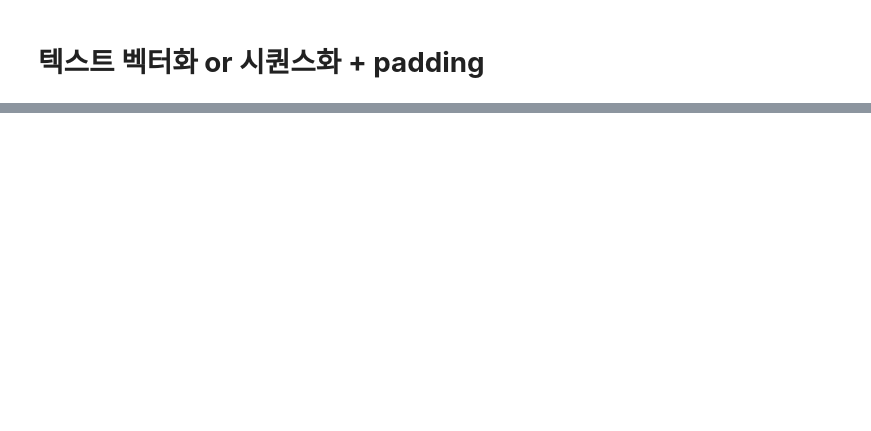
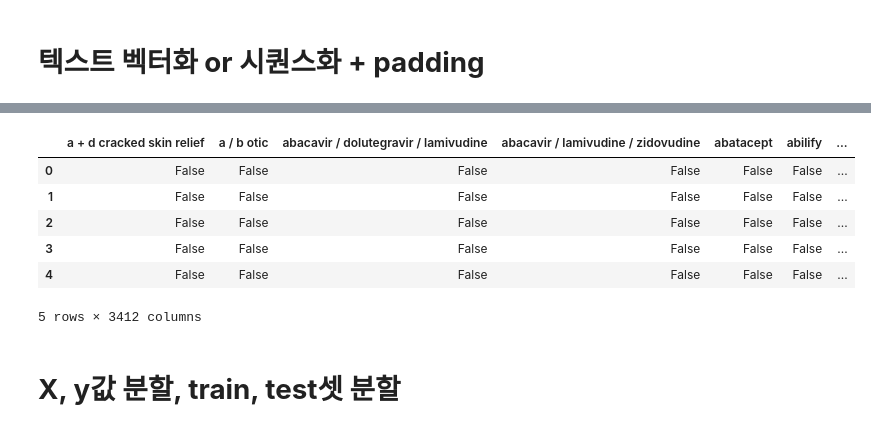
Before and after one commit to 2j0123/Drug-Review-Data-Predictions-Drug-Name, a Jupyter notebook: wassup_team7_2_1.ipynb, the cells around one changed output, grey strips where cells are left out. Saved outputs shown, nothing was run; the diff lists cells and outputs as text; code cells hidden in the pictures; blank space fills up the shorter version.

```diff
--- a/wassup_team7_2_1.ipynb
+++ b/wassup_team7_2_1.ipynb
@@ -141,2 +170,26 @@ df.head(15)
 # %% [markdown]
 # **텍스트 벡터화 or 시퀀스화 + padding**
+# %%
+from tensorflow.keras.preprocessing.text import Tokenizer
+from keras.preprocessing.sequence import pad_sequences
+
+review1 = df['review']
+review2 = df['tokenized_review']
+
+tokenizer = Tokenizer()
+
+tokenizer.fit_on_texts(review1)
+tokenizer.fit_on_texts(review2)
+
+review1_sequences = tokenizer.texts_to_sequences(review1)
+review2_sequences = tokenizer.texts_to_sequences(review2)
+
+max_length1 = max([len(seq) for seq in review1_sequences])
+df_review1_padded = pad_sequences(review1_sequences, maxlen=max_length1, padding='post')
+
+max_length2 = max([len(seq) for seq in review2_sequences])
+df_review2_padded = pad_sequences(review2_sequences, maxlen=max_length2, padding='post')
+
+df['review'] = df_review1_padded.tolist()
+
+df['tokenized_review'] = df_review2_padded.tolist()
@@ -142,0 +207,2 @@ df.head(15)
+# %%
+df_1 = df.copy()
@@ -142,0 +213,5 @@ df.head(15)
+# %%
+#값들이 밀려서 condition에 날짜값같이 이상한 값들이 있어서 삭제
+#drugName에 숫자만 있는 행 제거(값이 밀림)
+df_1 = df_1[~df_1['condition'].str.match('\d{2}-[a-zA-Z]{3}-\d{2}', na=False)]
+df_1 = df_1[~df_1['drugName'].str.match('\d+', na=False)]
@@ -142,0 +227,3 @@ df.head(15)
+# %%
+df_con_encoded = pd.get_dummies(df_1['condition'])
+df_drug_encoded = pd.get_dummies(df_1['drugName'])
@@ -142,0 +240,12 @@ df.head(15)
+# %%
+df_drug_encoded.head()
+# %% [output]
+|  | a + d cracked skin relief | a / b otic | abacavir / dolutegravir / lamivudine | abacavir / lamivudine / zidovudine | abatacept | abilify | ... |
+| 0 | False | False | False | False | False | False | ... |
+| 1 | False | False | False | False | False | False | ... |
+| 2 | False | False | False | False | False | False | ... |
+| 3 | False | False | False | False | False | False | ... |
+| 4 | False | False | False | False | False | False | ... |
+5 rows × 3412 columns
+# %% [markdown]
+# **X, y값 분할, train, test셋 분할**
```
Also changed, not shown: parts of 29 cells of this notebook.
